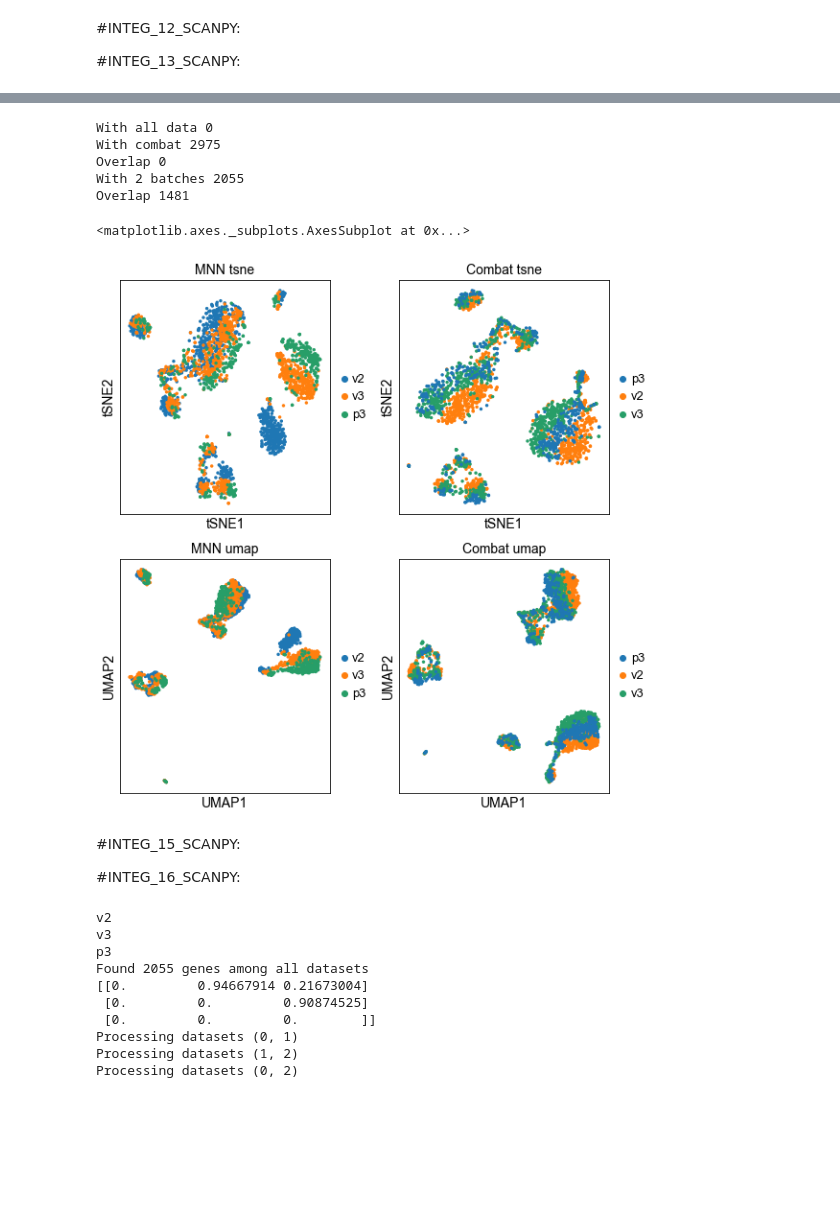
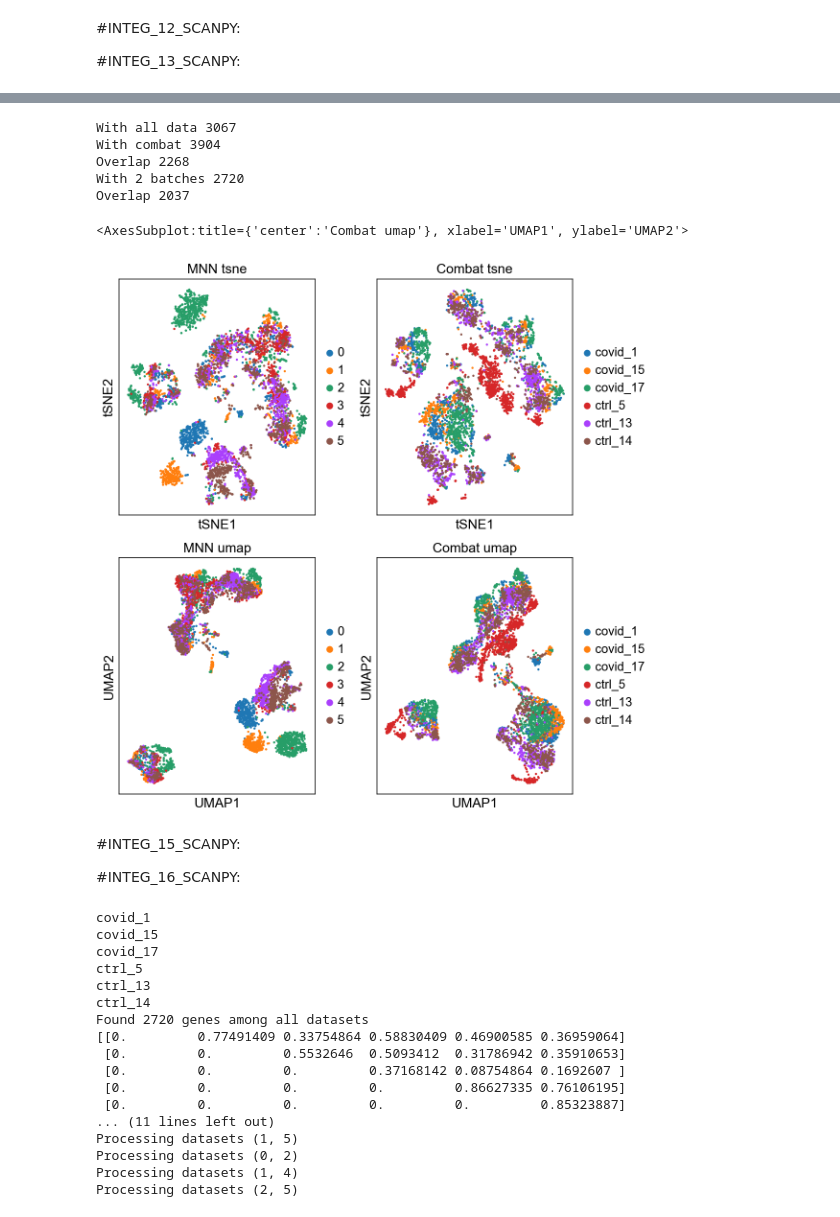
Before and after one commit to NBISweden/workshop-scRNAseq, a Jupyter notebook: labs/scanpy/scanpy_03_integration.ipynb, the cells around one changed output, grey strips where cells are left out. Saved outputs shown, nothing was run; the diff lists cells and outputs as text; code cells hidden in the pictures; blank space fills up the shorter version.

Commit message:
updates scanpy labs 1-3

```diff
--- a/labs/scanpy/scanpy_03_integration.ipynb
+++ b/labs/scanpy/scanpy_03_integration.ipynb
@@ -21,7 +19,7 @@ scanpy==1.4.4.post1 anndata==0.6.22.post1 umap==0.3.7 numpy==1.17.3 scipy==1.3.1
 First need to load the QC filtered dataset and create individual adata objects per batch.
 # %%
 # Load the stored data object
-save_file = './data/scanpy_dr_3pbmc.h5ad'
+save_file = './data/results/scanpy_dr_covid.h5ad'
 adata = sc.read_h5ad(save_file)
 # %%
 print(adata.X.shape)
@@ -105,7 +106,7 @@ Overlap batch instersection and all: 0
 # %% [markdown]
 Select all genes that are variable in at least 2 datasets and use for remaining analysis.
 # %%
-var_select = adata2.var.highly_variable_nbatches > 1
+var_select = adata2.var.highly_variable_nbatches > 2
 var_genes = var_select.index[var_select]
 len(var_genes)
 # %% [output]
@@ -116,10 +117,10 @@ len(var_genes)
 First we need to create individual AnnData objects from each of the datasets.
 # %%
 # split per batch into new objects.
-batches = ['v2','v3','p3']
+batches = adata.obs['sample'].cat.categories.tolist()
 alldata = {}
 for batch in batches:
-    alldata[batch] = adata2[adata2.obs['lib_prep'] == batch,]
+    alldata[batch] = adata2[adata2.obs['sample'] == batch,]
 
 alldata
 # %% [output]
@@ -147,7 +156,9 @@ scanpy.api.pp.mnn_correct(*datas, var_index=None, var_subset=None,
 
 We run it with the option `save_raw=True` so that the uncorrected matrix will be stored in the slot `raw`.
 # %%
-cdata = sc.external.pp.mnn_correct(alldata['v2'],alldata['v3'],alldata['p3'], svd_dim = 50, batch_key = 'lib_prep', batch_categories = ['v2','v3','p3'],save_raw = True, var_subset = var_genes)
+cdata = sc.external.pp.mnn_correct(alldata['covid_1'],alldata['covid_15'],alldata['covid_17'],
+                                   alldata['ctrl_5'],alldata['ctrl_13'],alldata['ctrl_14'],
+                                   svd_dim = 50, batch_key = 'sample', save_raw = True, var_subset = var_genes)
 # %% [output]
 Performing cosine normalization...
 Starting MNN correct iteration. Reference batch: 0
@@ -305,17 +312,17 @@ print("Overlap %d"%sum(var_genes_all & var_genes_combat))
 print("With 2 batches %d"%sum(var_select))
 print("Overlap %d"%sum(var_genes_combat & var_select))
 # %% [output]
-With all data 0
-With combat 2975
-Overlap 0
-With 2 batches 2055
-Overlap 1481
+With all data 3067
+With combat 3904
+Overlap 2268
+With 2 batches 2720
+Overlap 2037
 # %%
 fig, axs = plt.subplots(2, 2, figsize=(8,8),constrained_layout=True)
-sc.pl.tsne(corr_data, color="lib_prep", title="MNN tsne", ax=axs[0,0], show=False)
-sc.pl.tsne(adata_combat, color="lib_prep", title="Combat tsne", ax=axs[0,1], show=False)
-sc.pl.umap(corr_data, color="lib_prep", title="MNN umap", ax=axs[1,0], show=False)
-sc.pl.umap(adata_combat, color="lib_prep", title="Combat umap", ax=axs[1,1], show=False)
+sc.pl.tsne(corr_data, color="sample", title="MNN tsne", ax=axs[0,0], show=False)
+sc.pl.tsne(adata_combat, color="sample", title="Combat tsne", ax=axs[0,1], show=False)
+sc.pl.umap(corr_data, color="sample", title="MNN umap", ax=axs[1,0], show=False)
+sc.pl.umap(adata_combat, color="sample", title="Combat umap", ax=axs[1,1], show=False)
 # %% [output]
-<matplotlib.axes._subplots.AxesSubplot at 0x...>
+<AxesSubplot:title={'center':'Combat umap'}, xlabel='UMAP1', ylabel='UMAP2'>
-[figure, old version]
+[figure, new version]
@@ -337,15 +348,22 @@ for ds in alldata.keys():
 adatas = list(alldata2.values())
 
 # run scanorama.integrate
-scanorama  = scanorama.integrate_scanpy(adatas, dimred = 50,)
+scanorama.integrate_scanpy(adatas, dimred = 50)
 # %% [output]
-v2
-v3
-p3
-Found 2055 genes among all datasets
-[[0.         0.94667914 0.21673004]
- [0.         0.         0.90874525]
- [0.         0.         0.        ]]
-Processing datasets (0, 1)
-Processing datasets (1, 2)
+covid_1
+covid_15
+covid_17
+ctrl_5
+ctrl_13
+ctrl_14
+Found 2720 genes among all datasets
+[[0.         0.77491409 0.33754864 0.58830409 0.46900585 0.36959064]
+ [0.         0.         0.5532646  0.5093412  0.31786942 0.35910653]
+ [0.         0.         0.         0.37168142 0.08754864 0.1692607 ]
+ [0.         0.         0.         0.         0.86627335 0.76106195]
+ [0.         0.         0.         0.         0.         0.85323887]
+... (11 lines left out)
+Processing datasets (1, 5)
 Processing datasets (0, 2)
+Processing datasets (1, 4)
+Processing datasets (2, 5)
```
Also changed, not shown: parts of 20 cells of this notebook, 37 other files.
